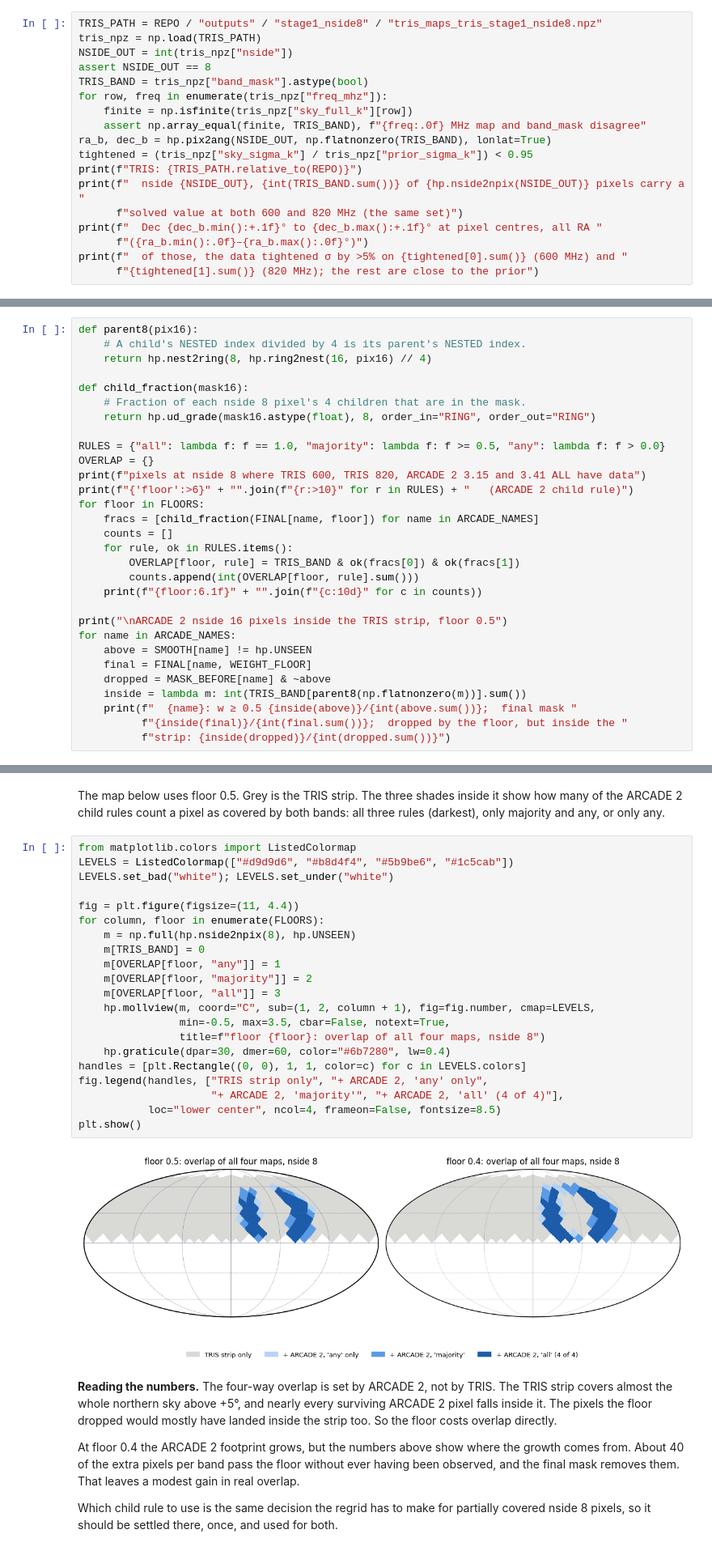
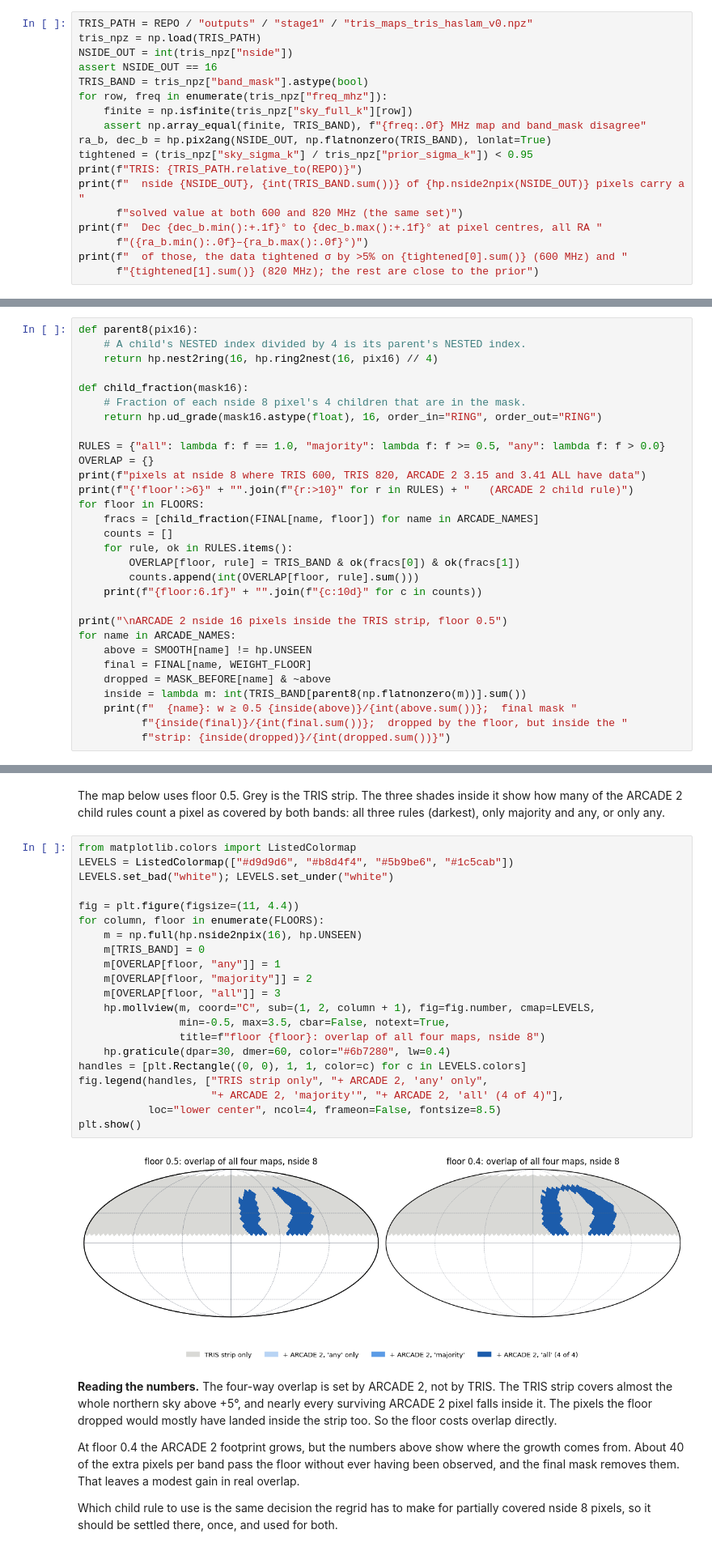
Before and after one commit to sohinixcvii/moonrunes, a Jupyter notebook: notebooks/05_beam_matching.ipynb, the cells around one changed output, grey strips where cells are left out. Shown at 81% size. Drawn from its saved outputs; the diff is of its cells as text.

```diff
--- a/notebooks/05_beam_matching.ipynb
+++ b/notebooks/05_beam_matching.ipynb
@@ -313,10 +313,10 @@ ARCADE 2 3.15 GHz    0.4        251    211                        40
 ARCADE 2 3.41 GHz    0.5        198    193                         5
 ARCADE 2 3.41 GHz    0.4        270    230                        40
 # %%
-TRIS_PATH = REPO / "outputs" / "stage1_nside8" / "tris_maps_tris_stage1_nside8.npz"
+TRIS_PATH = REPO / "outputs" / "stage1" / "tris_maps_tris_haslam_v0.npz"
 tris_npz = np.load(TRIS_PATH)
 NSIDE_OUT = int(tris_npz["nside"])
-assert NSIDE_OUT == 8
+assert NSIDE_OUT == 16
 TRIS_BAND = tris_npz["band_mask"].astype(bool)
 for row, freq in enumerate(tris_npz["freq_mhz"]):
     finite = np.isfinite(tris_npz["sky_full_k"][row])
@@ -338,11 +338,11 @@ TRIS: outputs/stage1_nside8/tris_maps_tris_stage1_nside8.npz
 # %%
 def parent8(pix16):
     # A child's NESTED index divided by 4 is its parent's NESTED index.
-    return hp.nest2ring(8, hp.ring2nest(16, pix16) // 4)
+    return hp.nest2ring(16, hp.ring2nest(16, pix16) // 4)
 
 def child_fraction(mask16):
     # Fraction of each nside 8 pixel's 4 children that are in the mask.
-    return hp.ud_grade(mask16.astype(float), 8, order_in="RING", order_out="RING")
+    return hp.ud_grade(mask16.astype(float), 16, order_in="RING", order_out="RING")
 
 RULES = {"all": lambda f: f == 1.0, "majority": lambda f: f >= 0.5, "any": lambda f: f > 0.0}
 OVERLAP = {}
@@ -381,26 +381,26 @@ rules (darkest), only majority and any, or only any.
 # %%
 from matplotlib.colors import ListedColormap
 LEVELS = ListedColormap(["#d9d9d6", "#b8d4f4", "#5b9be6", "#1c5cab"])
 LEVELS.set_bad("white"); LEVELS.set_under("white")
 
 fig = plt.figure(figsize=(11, 4.4))
 for column, floor in enumerate(FLOORS):
-    m = np.full(hp.nside2npix(8), hp.UNSEEN)
+    m = np.full(hp.nside2npix(16), hp.UNSEEN)
     m[TRIS_BAND] = 0
     m[OVERLAP[floor, "any"]] = 1
     m[OVERLAP[floor, "majority"]] = 2
     m[OVERLAP[floor, "all"]] = 3
     hp.mollview(m, coord="C", sub=(1, 2, column + 1), fig=fig.number, cmap=LEVELS,
                 min=-0.5, max=3.5, cbar=False, notext=True,
                 title=f"floor {floor}: overlap of all four maps, nside 8")
     hp.graticule(dpar=30, dmer=60, color="#6b7280", lw=0.4)
 handles = [plt.Rectangle((0, 0), 1, 1, color=c) for c in LEVELS.colors]
 fig.legend(handles, ["TRIS strip only", "+ ARCADE 2, 'any' only",
                      "+ ARCADE 2, 'majority'", "+ ARCADE 2, 'all' (4 of 4)"],
            loc="lower center", ncol=4, frameon=False, fontsize=8.5)
 plt.show()
 # %% [output]
-[figure, old version]
+[figure, new version]
 # %% [markdown]
 **Reading the numbers.** The four-way overlap is set by ARCADE 2, not by TRIS. The TRIS strip
 covers almost the whole northern sky above +5°, and nearly every surviving ARCADE 2 pixel
```
Also changed, not shown: parts of 2 cells of this notebook, 22 other files.
